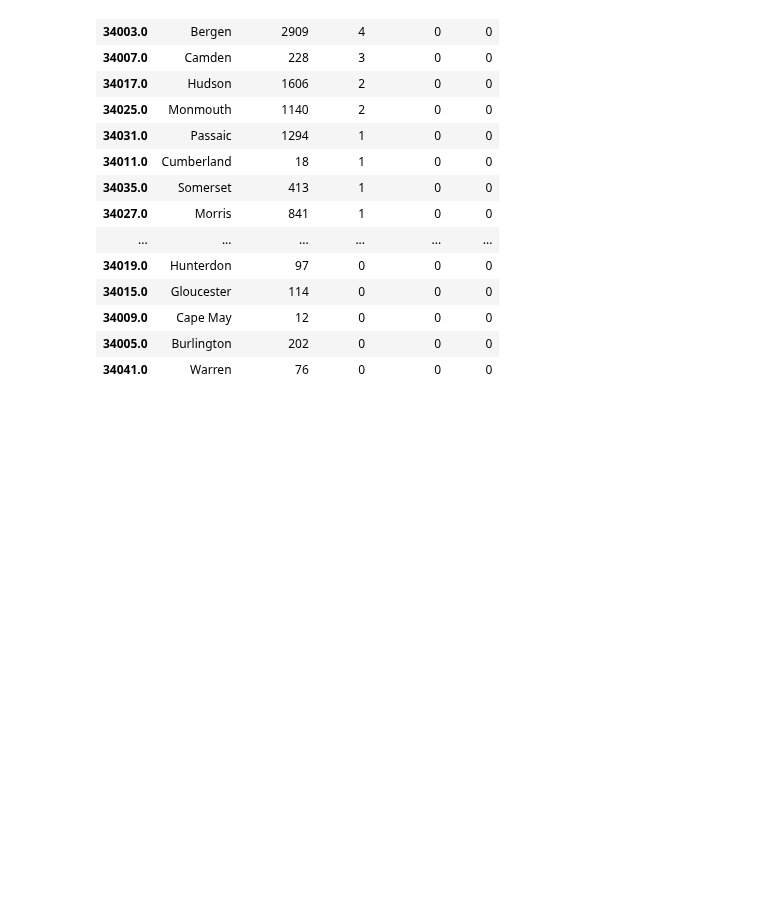
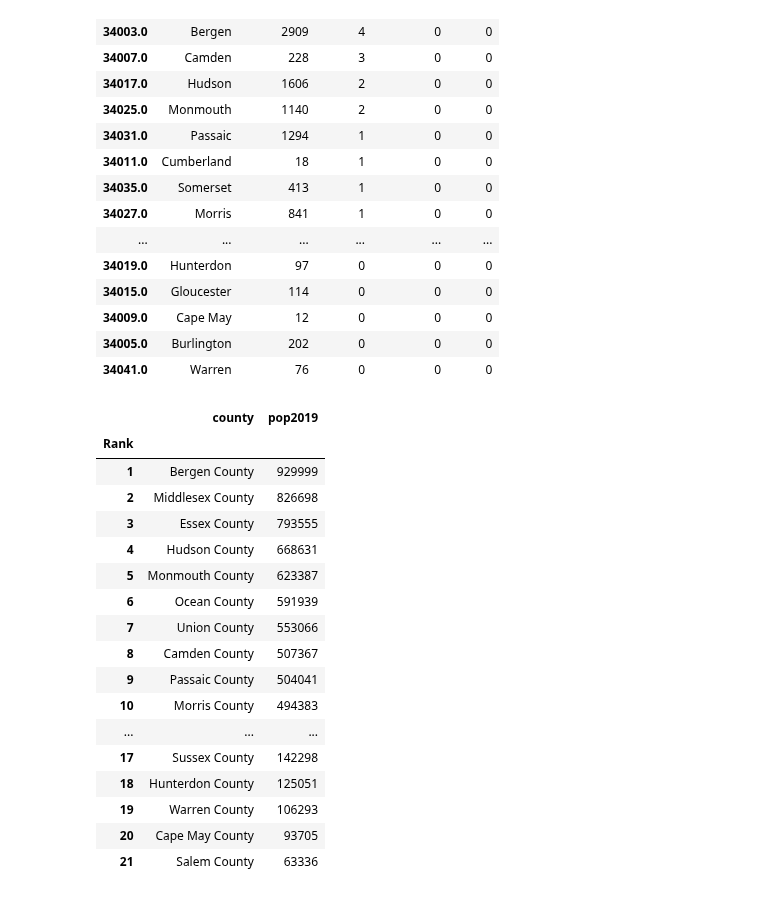
Before and after one commit to fm75/DS, a Jupyter notebook: analysis/covid-19-3-31-state.ipynb, the cells around one changed output. Cells and saved outputs as stored; diff of their text form; code cells hidden in the pictures; blank space fills up the shorter version.

```diff
--- a/analysis/covid-19-3-31-state.ipynb
+++ b/analysis/covid-19-3-31-state.ipynb
@@ -103,3 +103,24 @@ state_covid[state_columns].sort_values(by='Deaths', ascending=False)
 nj_county_population_url = 'https://www.newjersey-demographics.com/counties_by_population'
 # %%
 nj_pop = pop.nj_county_population(nj_county_population_url)
+# %%
+nj_pop
+# %% [output]
+|  | county | pop2019 |
+| Rank |  |  |
+| 1 | Bergen County | 929999 |
+| 2 | Middlesex County | 826698 |
+| 3 | Essex County | 793555 |
+| 4 | Hudson County | 668631 |
+| 5 | Monmouth County | 623387 |
+| 6 | Ocean County | 591939 |
+| 7 | Union County | 553066 |
+| 8 | Camden County | 507367 |
+| 9 | Passaic County | 504041 |
+| 10 | Morris County | 494383 |
+| ... | ... | ... |
+| 17 | Sussex County | 142298 |
+| 18 | Hunterdon County | 125051 |
+| 19 | Warren County | 106293 |
+| 20 | Cape May County | 93705 |
+| 21 | Salem County | 63336 |
```
Also changed, not shown: parts of 9 cells of this notebook.
